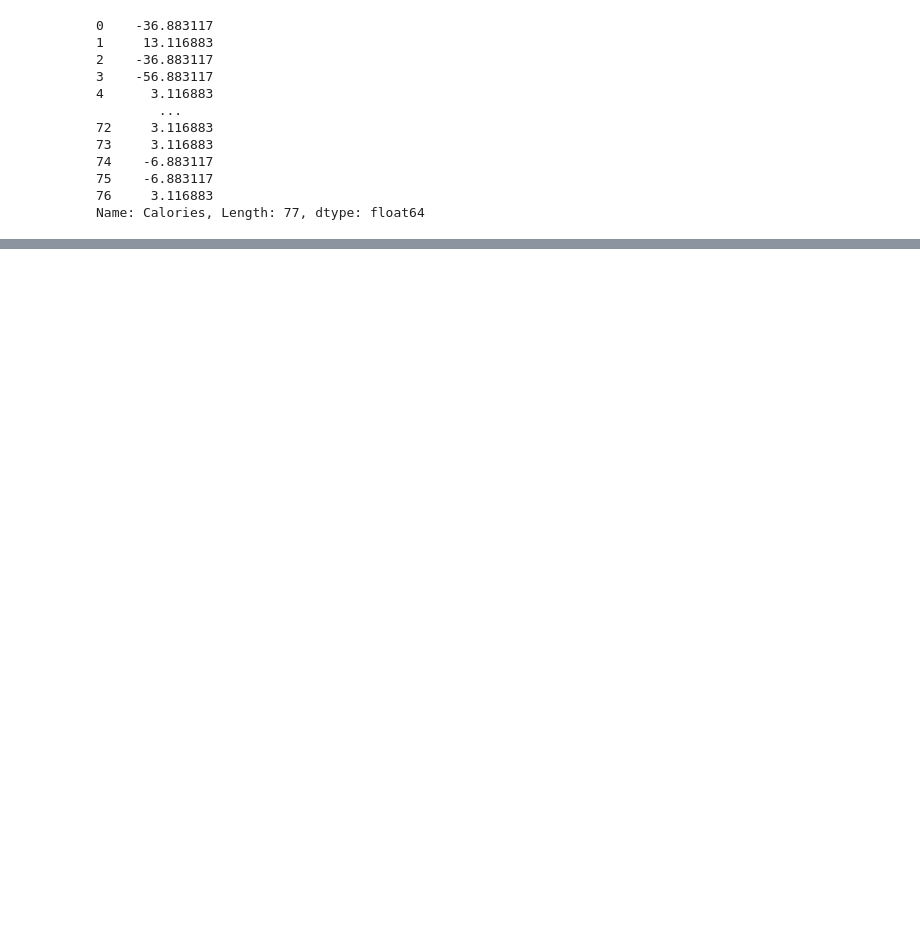
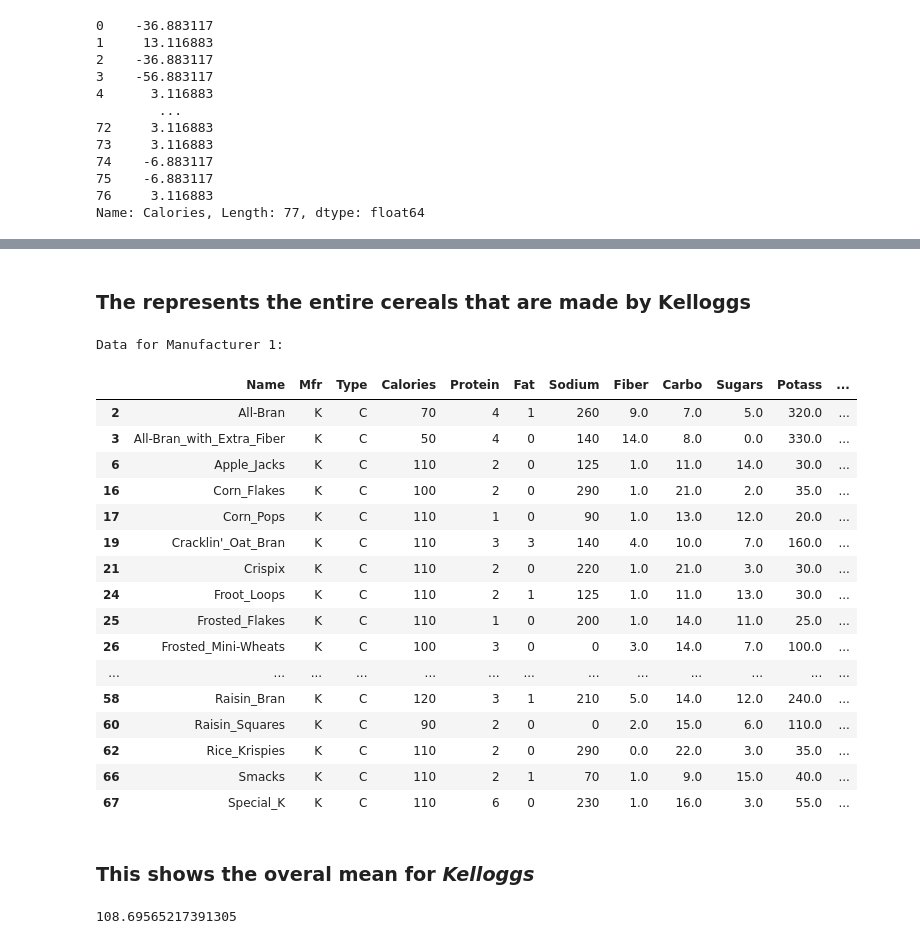
Before and after one commit to jarallum92/M2_Project_Cereals, a Jupyter notebook: M2_Project_Cereals.ipynb, the cells around one changed output, grey strips where cells are left out. Cells and saved outputs as stored; diff of their text form; code cells hidden in the pictures; blank space fills up the shorter version.

```diff
--- a/M2_Project_Cereals.ipynb
+++ b/M2_Project_Cereals.ipynb
@@ -190,0 +218,38 @@ plt.show()
+# %% [markdown]
+### The represents the entire cereals that are made by Kelloggs
+# %%
+top_manufacturers = cereals["Mfr"].value_counts().nlargest(2).index
+
+# Separate the data for each top manufacturer
+manufacturer_1_cereals = cereals[cereals["Mfr"] == top_manufacturers[0]]
+manufacturer_2_cereals = cereals[cereals["Mfr"] == top_manufacturers[1]]
+
+print("Data for Manufacturer 1:")
+manufacturer_1_cereals
+# %% [output]
+Data for Manufacturer 1:
+|  | Name | Mfr | Type | Calories | Protein | Fat | Sodium | Fiber | Carbo | Sugars | Potass | ... |
+| 2 | All-Bran | K | C | 70 | 4 | 1 | 260 | 9.0 | 7.0 | 5.0 | 320.0 | ... |
+| 3 | All-Bran_with_Extra_Fiber | K | C | 50 | 4 | 0 | 140 | 14.0 | 8.0 | 0.0 | 330.0 | ... |
+| 6 | Apple_Jacks | K | C | 110 | 2 | 0 | 125 | 1.0 | 11.0 | 14.0 | 30.0 | ... |
+| 16 | Corn_Flakes | K | C | 100 | 2 | 0 | 290 | 1.0 | 21.0 | 2.0 | 35.0 | ... |
+| 17 | Corn_Pops | K | C | 110 | 1 | 0 | 90 | 1.0 | 13.0 | 12.0 | 20.0 | ... |
+| 19 | Cracklin'_Oat_Bran | K | C | 110 | 3 | 3 | 140 | 4.0 | 10.0 | 7.0 | 160.0 | ... |
+| 21 | Crispix | K | C | 110 | 2 | 0 | 220 | 1.0 | 21.0 | 3.0 | 30.0 | ... |
+| 24 | Froot_Loops | K | C | 110 | 2 | 1 | 125 | 1.0 | 11.0 | 13.0 | 30.0 | ... |
+| 25 | Frosted_Flakes | K | C | 110 | 1 | 0 | 200 | 1.0 | 14.0 | 11.0 | 25.0 | ... |
+| 26 | Frosted_Mini-Wheats | K | C | 100 | 3 | 0 | 0 | 3.0 | 14.0 | 7.0 | 100.0 | ... |
+| ... | ... | ... | ... | ... | ... | ... | ... | ... | ... | ... | ... | ... |
+| 58 | Raisin_Bran | K | C | 120 | 3 | 1 | 210 | 5.0 | 14.0 | 12.0 | 240.0 | ... |
+| 60 | Raisin_Squares | K | C | 90 | 2 | 0 | 0 | 2.0 | 15.0 | 6.0 | 110.0 | ... |
+| 62 | Rice_Krispies | K | C | 110 | 2 | 0 | 290 | 0.0 | 22.0 | 3.0 | 35.0 | ... |
+| 66 | Smacks | K | C | 110 | 2 | 1 | 70 | 1.0 | 9.0 | 15.0 | 40.0 | ... |
+| 67 | Special_K | K | C | 110 | 6 | 0 | 230 | 1.0 | 16.0 | 3.0 | 55.0 | ... |
+# %% [markdown]
+### This shows the overal mean for *Kelloggs*
+# %%
+mean_calories_manufacturer_1 = manufacturer_1_cereals['Calories'].mean()
+
+print(mean_calories_manufacturer_1)
+# %% [output]
+108.69565217391305
```
Also changed, not shown: parts of 35 cells of this notebook.
